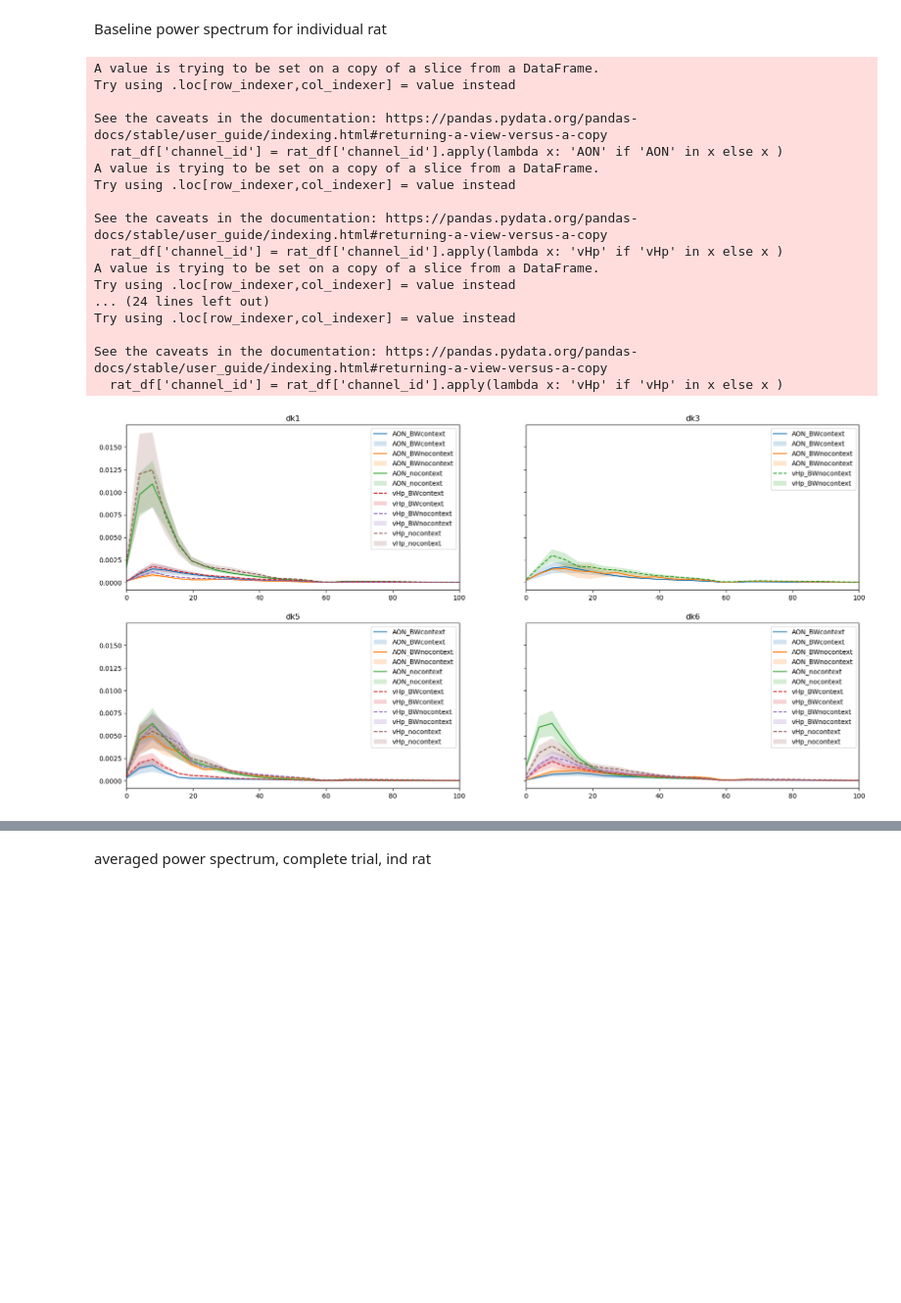
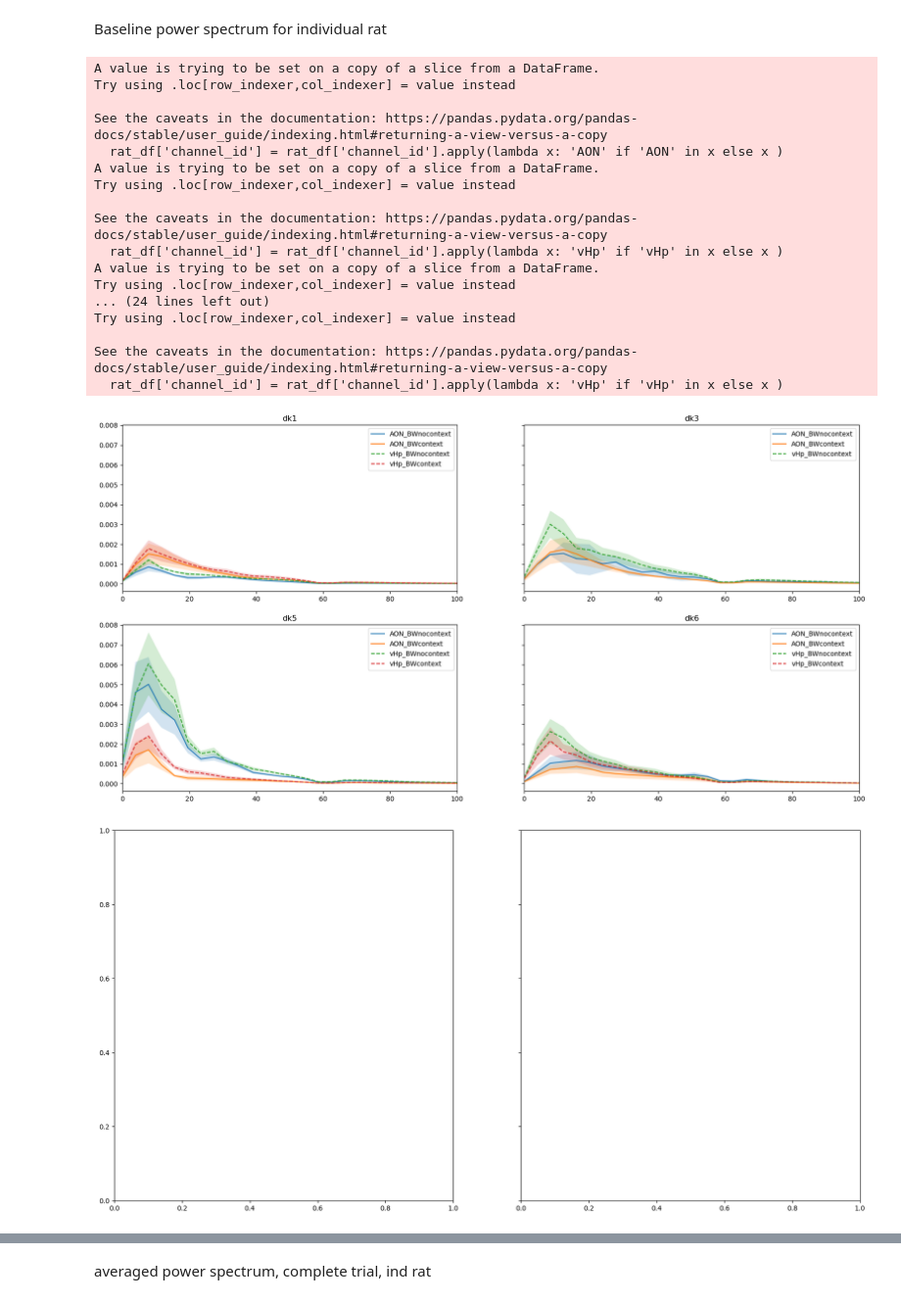
Before and after one commit to namanagrawal97/cpl_analysis_naman, a Jupyter notebook: 02_power_spectrum.ipynb, the cells around one changed output, grey strips where cells are left out. Shown at 98% size. Saved outputs shown, nothing was run; the diff lists cells and outputs as text; code cells hidden in the pictures; blank space fills up the shorter version.

Commit message:
Baseline power band

```diff
--- a/02_power_spectrum.ipynb
+++ b/02_power_spectrum.ipynb
@@ -327,51 +247,75 @@ rats = np.unique(before_data_power_df['rat_id'])
 
 fig,axs=plt.subplots(nrows=2, ncols=2, figsize=(20,10), sharey=True)
 axs=axs.flatten()
+baseline_band_power=[]
 for i,rat in enumerate(rats):
     rat_dict={}
     rat_df=before_data_power_df[before_data_power_df['rat_id']==rat]
     rat_df['channel_id'] = rat_df['channel_id'].apply(lambda x: 'AON' if 'AON' in x else x )
     rat_df['channel_id'] = rat_df['channel_id'].apply(lambda x: 'vHp' if 'vHp' in x else x )
-    tasks = np.unique(rat_df['task'])
+    #tasks = np.unique(rat_df['task'])
+    tasks=['BWnocontext','BWcontext']
     for area in brain_areas:
         for task in tasks:
             rat_df_task=rat_df[(rat_df['task']==task) & (rat_df['channel_id']==area)]['before_data_spec']
             if not rat_df_task.empty:
+
                 rat_baseline_power=np.mean(np.abs(rat_df_task))
                 rat_baseline_sem=scipy.stats.sem(np.abs(rat_df_task))
                 rat_dict[f'{area}_{task}_mean']=rat_baseline_power
                 rat_dict[f'{area}_{task}_sem']=rat_baseline_sem
 
                 faxis=np.linspace(0,1000,len(rat_baseline_power))
+                beta_index=np.where((faxis>12) & (faxis<30))
+                beta_power=np.sum(rat_baseline_power[beta_index])
+
+                theta_index=np.where((faxis>4) & (faxis<12))
+                theta_power=np.sum(rat_baseline_power[theta_index])
+
+                gamma_index=np.where((faxis>30) & (faxis<100))
+                gamma_power=np.sum(rat_baseline_power[gamma_index])
+
+                baseline_band_row=pd.DataFrame({
+                    'rat_id':[rat],
+                    'task':[task],
+                    'channel_id':[area],
+                    'beta_power':[beta_power],
+                    'theta_power':[theta_power],
+                    'gamma_power':[gamma_power]
+                })
+                baseline_band_power.append(baseline_band_row)
                 ax=axs[i]
                 if area=='vHp':
                     ax.plot(faxis, rat_baseline_power, label=f'{area}_{task}', linestyle='--')
-                    ax.fill_between(faxis,rat_baseline_power-rat_baseline_sem,rat_baseline_power+rat_baseline_sem, label=f'{area}_{task}', alpha=0.2)
+                    ax.fill_between(faxis,rat_baseline_power-rat_baseline_sem,rat_baseline_power+rat_baseline_sem, alpha=0.2)
                 else:
                     ax.plot(faxis, rat_baseline_power, label=f'{area}_{task}')
-                    ax.fill_between(faxis,rat_baseline_power-rat_baseline_sem,rat_baseline_power+rat_baseline_sem, label=f'{area}_{task}', alpha=0.2)
+                    ax.fill_between(faxis,rat_baseline_power-rat_baseline_sem,rat_baseline_power+rat_baseline_sem, alpha=0.2)
     ax.set_xlim([0,100])
     ax.legend()
     ax.set_title(f'{rat}')
     rat_df_csv = pd.DataFrame.from_dict(rat_dict, orient='index').transpose()
     rat_df_csv.to_csv(os.path.join(savepath,f'rat_{rat}_baseline_power.csv'), index=False)
-fig.savefig(os.path.join(savepath,'baselinepower_spectrum.png'),format='png',dpi=300, bbox_inches='tight')
+baseline_band_power_df=pd.concat(baseline_band_power, ignore_index=True)
+plt.show()
+#fig.savefig(os.path.join(savepath,'baselinepower_spectrum.png'),format='png',dpi=300, bbox_inches='tight')
 # %% [output]
 A value is trying to be set on a copy of a slice from a DataFrame.
 Try using .loc[row_indexer,col_indexer] = value instead
 
 See the caveats in the documentation: https://pandas.pydata.org/pandas-docs/stable/user_guide/indexing.html#returning-a-view-versus-a-copy
   rat_df['channel_id'] = rat_df['channel_id'].apply(lambda x: 'AON' if 'AON' in x else x )
 A value is trying to be set on a copy of a slice from a DataFrame.
 Try using .loc[row_indexer,col_indexer] = value instead
 
 See the caveats in the documentation: https://pandas.pydata.org/pandas-docs/stable/user_guide/indexing.html#returning-a-view-versus-a-copy
   rat_df['channel_id'] = rat_df['channel_id'].apply(lambda x: 'vHp' if 'vHp' in x else x )
 A value is trying to be set on a copy of a slice from a DataFrame.
 Try using .loc[row_indexer,col_indexer] = value instead
 ... (24 lines left out)
 Try using .loc[row_indexer,col_indexer] = value instead
 
 See the caveats in the documentation: https://pandas.pydata.org/pandas-docs/stable/user_guide/indexing.html#returning-a-view-versus-a-copy
   rat_df['channel_id'] = rat_df['channel_id'].apply(lambda x: 'vHp' if 'vHp' in x else x )
-[figure, old version]
+[figure, new version]
+[figure, added]
```
Also changed, not shown: parts of 12 cells of this notebook.
